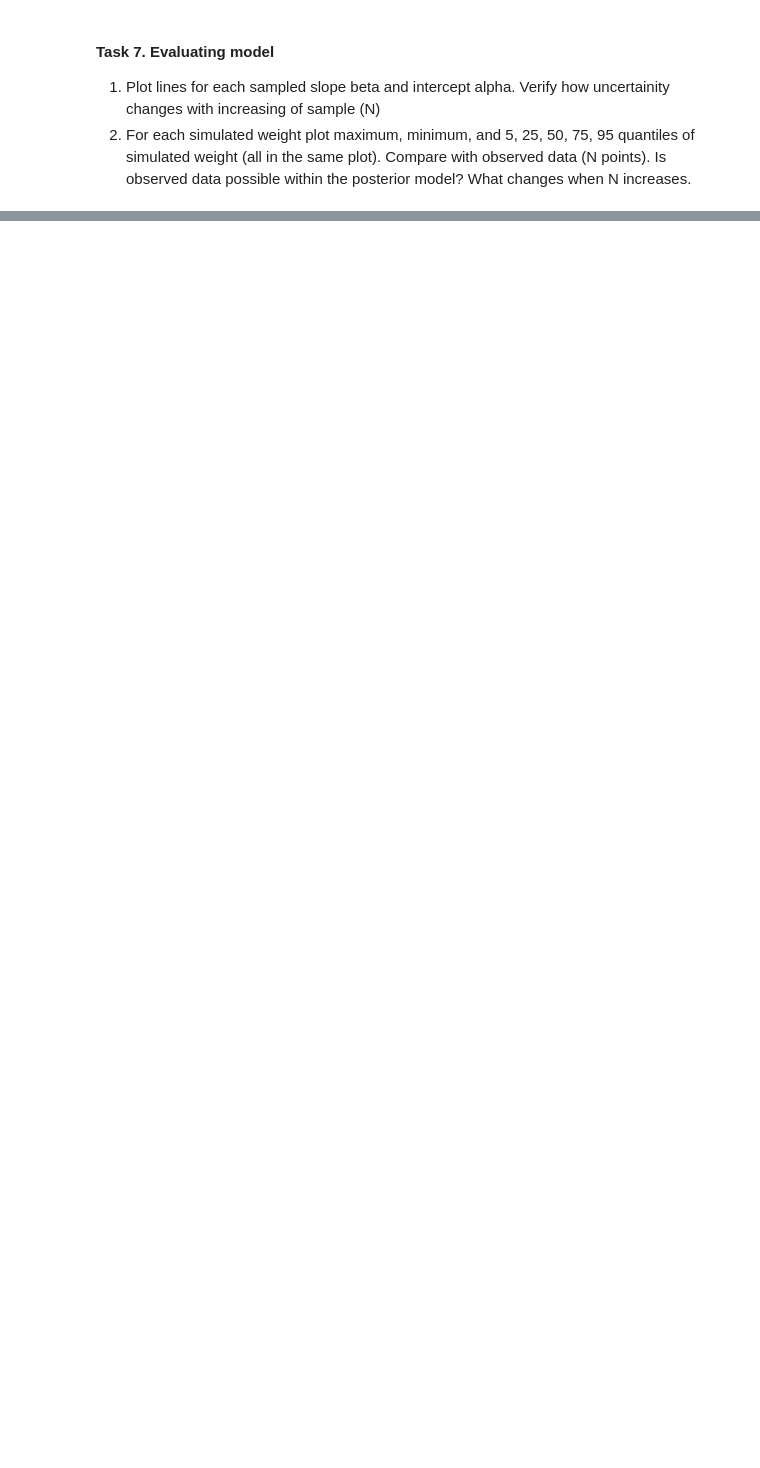
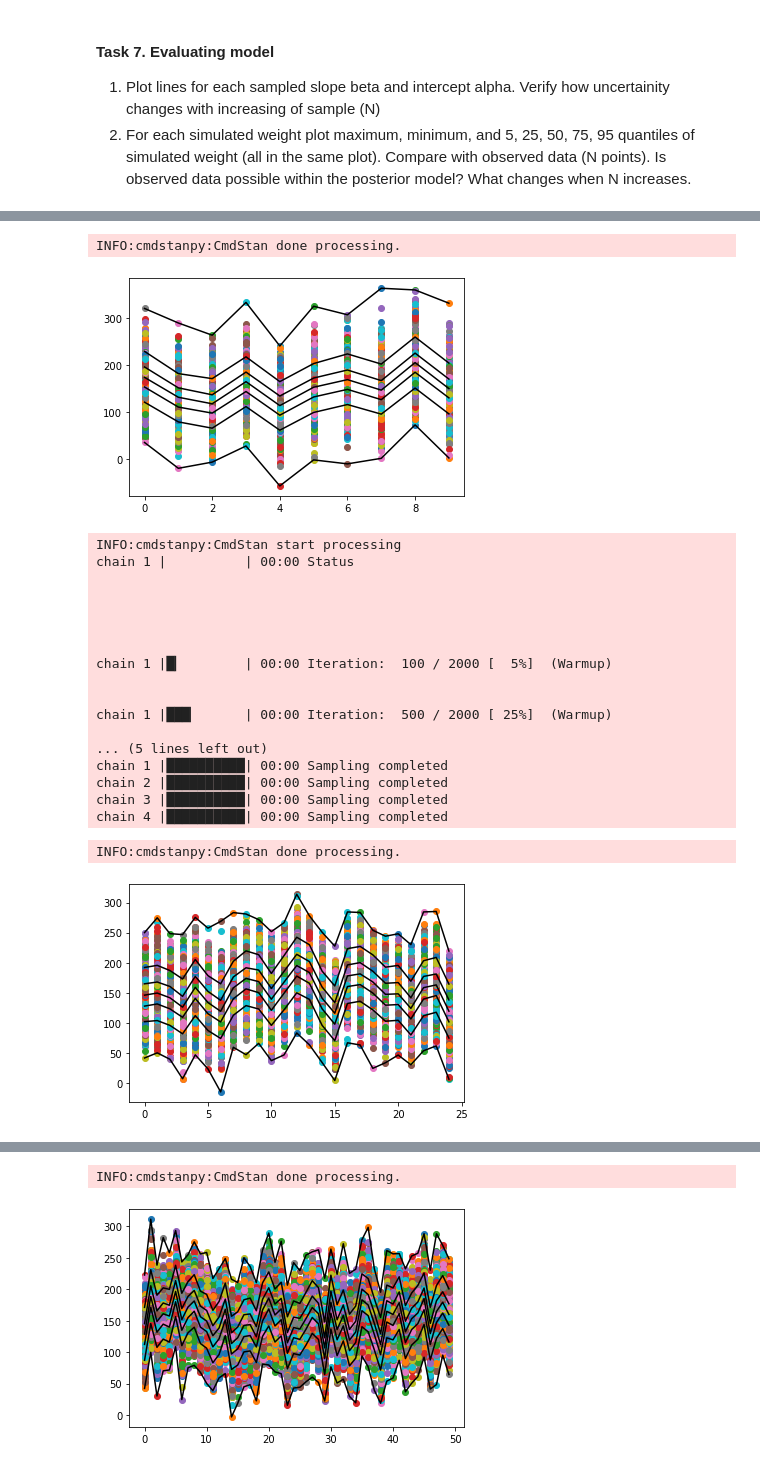
Before and after one commit to JakubBurczyk/DA_Burczyk, a Jupyter notebook: da_lab_4/lab4.ipynb, the cells around one changed output, grey strips where cells are left out. Cells and saved outputs as stored; diff of their text form; code cells hidden in the pictures; blank space fills up the shorter version.

```diff
--- a/da_lab_4/lab4.ipynb
+++ b/da_lab_4/lab4.ipynb
@@ -195,0 +265,12 @@ fit=model_2_fit.sample(data=data_fit,seed=28052020)
+# %%
+N = len(d)
+N = 50
+
+data_fit = {"N":N, "weight": random.sample(d["weight"].tolist(),N), "heights": random.sample(d["height"].tolist(),N)}
+fit=model_2_fit.sample(data=data_fit,seed=28052020)
+
+def task6(db, N=10):
+    data_fit = {"N":N, "weight": random.sample(db["weight"].tolist(),N), "heights": random.sample(db["height"].tolist(),N)}
+    fit=model_2_fit.sample(data=data_fit,seed=28052020)
+    return fit
+    pass
@@ -198,3 +298,45 @@ fit=model_2_fit.sample(data=data_fit,seed=28052020)
 
 1. Plot lines for each sampled slope beta and intercept alpha. Verify how uncertainity changes with increasing of sample (N)
 2. For each simulated weight plot maximum, minimum, and 5, 25, 50, 75, 95 quantiles of simulated weight (all in the same plot). Compare with observed data (N points). Is observed data possible within the posterior model? What changes when N increases.
+# %%
+
+def task7(fit,N):
+    draws=fit.draws_pd()
+    draws_iloc=draws.iloc[:, (N+10):]
+    l=[]
+    x=[]
+    mini=[]
+    maxi=[]
+
+    quantiles = {5:[], 25:[], 50: [], 75: [], 95: []}
+
+    for i in range(N):
+        x.append(np.linspace(i,i,num=4000))
+
+        l1=draws_iloc.iloc[:,i].tolist()
+        l.append(l1)
+        ar=np.array(l1)
+
+        mini.append(np.quantile(ar,0))
+        maxi.append(np.quantile(ar,1))
+
+        quantiles[5].append(np.quantile(ar,0.05))
+        quantiles[25].append(np.quantile(ar,0.25))
+        quantiles[50].append(np.quantile(ar,0.50))
+        quantiles[75].append(np.quantile(ar,0.75))
+        quantiles[95].append(np.quantile(ar,0.95))
+
+    plt.plot(x,l,'o')
+    plt.plot(mini,'k')
+    plt.plot(maxi,'k')
+
+    for quant in quantiles:
+        plt.plot(quantiles[quant],'k')
+    plt.show()
+
+
+N = [10, 25, 50, 100, 200]
+
+for n in N:
+    task7(task6(d,n),n)
+# %% [output]
@@ -200,0 +357,21 @@ fit=model_2_fit.sample(data=data_fit,seed=28052020)
+INFO:cmdstanpy:CmdStan done processing.
+[figure, added]
+INFO:cmdstanpy:CmdStan start processing
+chain 1 |          | 00:00 Status
+
+
+
+
+
+chain 1 |█▎        | 00:00 Iteration:  100 / 2000 [  5%]  (Warmup)
+
+
+chain 1 |███▏      | 00:00 Iteration:  500 / 2000 [ 25%]  (Warmup)
+
+... (5 lines left out)
+chain 1 |██████████| 00:00 Sampling completed
+chain 2 |██████████| 00:00 Sampling completed
+chain 3 |██████████| 00:00 Sampling completed
+chain 4 |██████████| 00:00 Sampling completed
+INFO:cmdstanpy:CmdStan done processing.
+[figure, added]
@@ -200,0 +395,2 @@ fit=model_2_fit.sample(data=data_fit,seed=28052020)
+INFO:cmdstanpy:CmdStan done processing.
+[figure, added]
```
Also changed, not shown: parts of 13 cells of this notebook, 9 other files.
